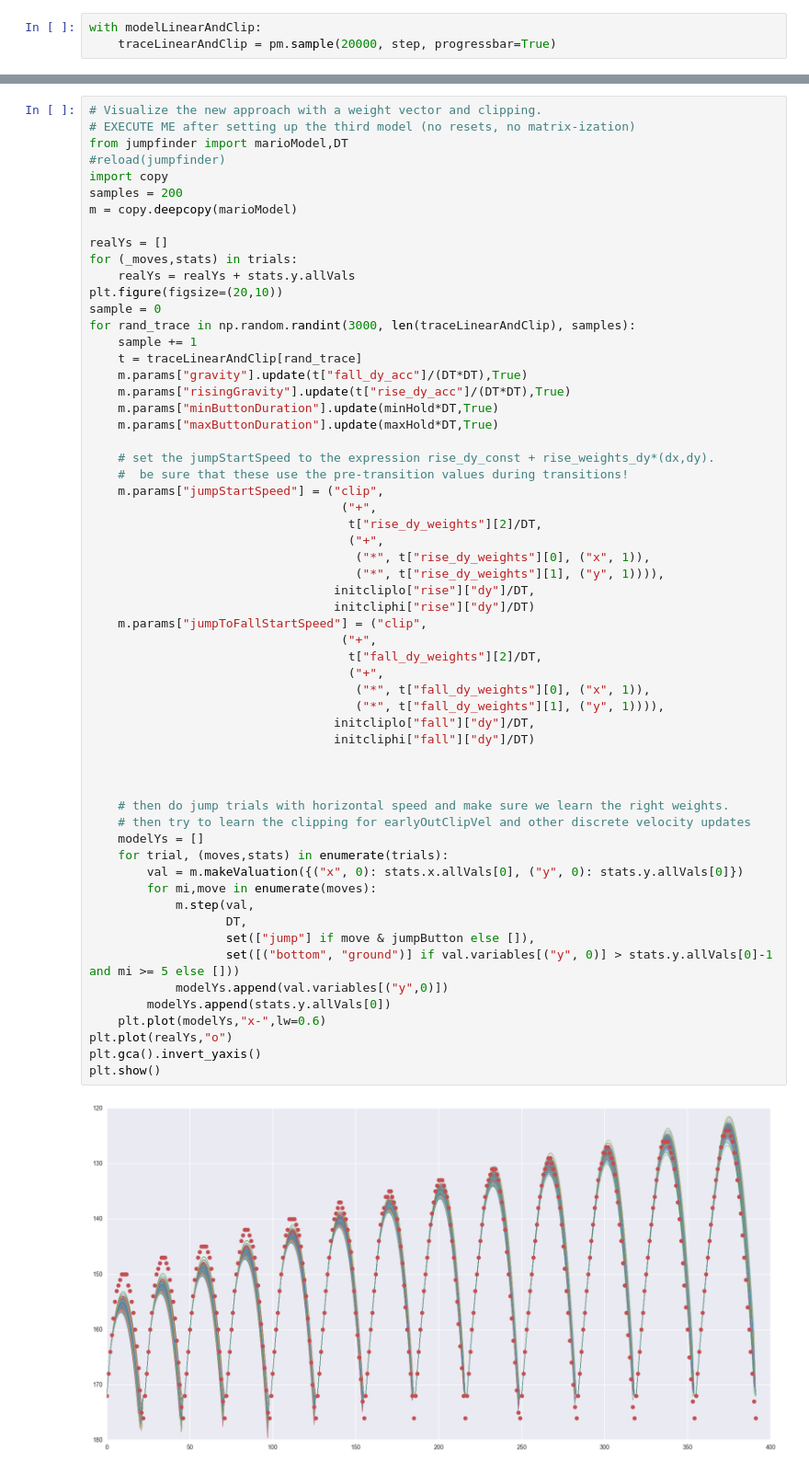
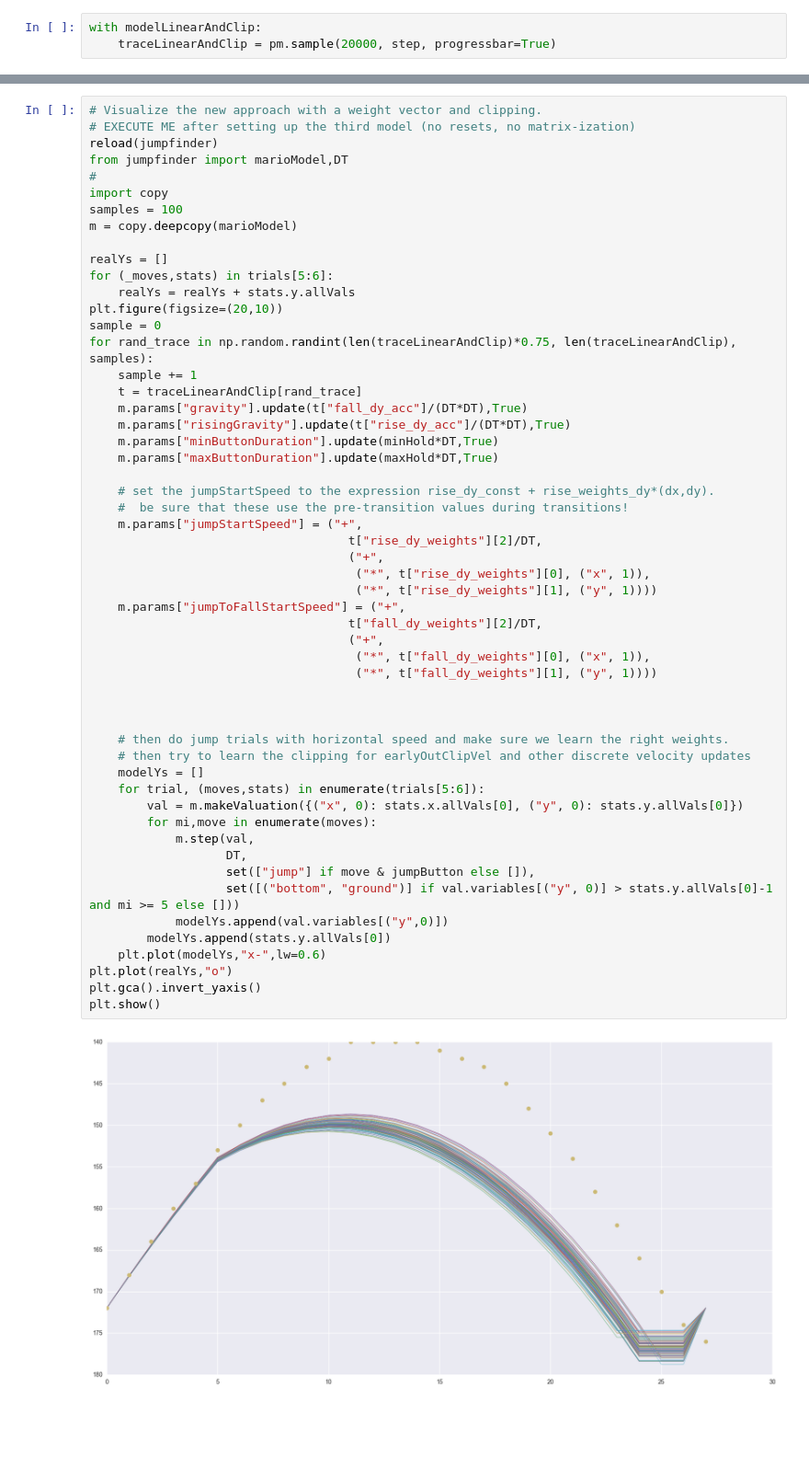
Before and after one commit to JoeOsborn/mechlearn, a Jupyter notebook: mechlearn/jumpfit.ipynb, the cells around one changed output, grey strips where cells are left out. Shown at 92% size. Cells and saved outputs as stored; diff of their text form; blank space fills up the shorter version.

```diff
--- a/mechlearn/jumpfit.ipynb
+++ b/mechlearn/jumpfit.ipynb
@@ -489,18 +467,19 @@ plt.show()
 # %%
 # Visualize the new approach with a weight vector and clipping.
 # EXECUTE ME after setting up the third model (no resets, no matrix-ization)
+reload(jumpfinder)
 from jumpfinder import marioModel,DT
-#reload(jumpfinder)
+#
 import copy
-samples = 200
+samples = 100
 m = copy.deepcopy(marioModel)
 
 realYs = []
-for (_moves,stats) in trials:
+for (_moves,stats) in trials[5:6]:
     realYs = realYs + stats.y.allVals
 plt.figure(figsize=(20,10))
 sample = 0
-for rand_trace in np.random.randint(3000, len(traceLinearAndClip), samples):
+for rand_trace in np.random.randint(len(traceLinearAndClip)*0.75, len(traceLinearAndClip), samples):
     sample += 1
     t = traceLinearAndClip[rand_trace]
     m.params["gravity"].update(t["fall_dy_acc"]/(DT*DT),True)
@@ -508,42 +487,36 @@ for rand_trace in np.random.randint(3000, len(traceLinearAndClip), samples):
     m.params["minButtonDuration"].update(minHold*DT,True)
     m.params["maxButtonDuration"].update(maxHold*DT,True)
 
     # set the jumpStartSpeed to the expression rise_dy_const + rise_weights_dy*(dx,dy).
     #  be sure that these use the pre-transition values during transitions!
-    m.params["jumpStartSpeed"] = ("clip",
-                                   ("+",
+    m.params["jumpStartSpeed"] = ("+",
                                     t["rise_dy_weights"][2]/DT,
                                     ("+",
                                      ("*", t["rise_dy_weights"][0], ("x", 1)),
-                                     ("*", t["rise_dy_weights"][1], ("y", 1)))),
-                                  initcliplo["rise"]["dy"]/DT,
-                                  initcliphi["rise"]["dy"]/DT)
-    m.params["jumpToFallStartSpeed"] = ("clip",
-                                   ("+",
+                                     ("*", t["rise_dy_weights"][1], ("y", 1))))
+    m.params["jumpToFallStartSpeed"] = ("+",
                                     t["fall_dy_weights"][2]/DT,
                                     ("+",
                                      ("*", t["fall_dy_weights"][0], ("x", 1)),
-                                     ("*", t["fall_dy_weights"][1], ("y", 1)))),
-                                  initcliplo["fall"]["dy"]/DT,
-                                  initcliphi["fall"]["dy"]/DT)
+                                     ("*", t["fall_dy_weights"][1], ("y", 1))))
 
 
 
     # then do jump trials with horizontal speed and make sure we learn the right weights.
     # then try to learn the clipping for earlyOutClipVel and other discrete velocity updates
     modelYs = []
-    for trial, (moves,stats) in enumerate(trials):
+    for trial, (moves,stats) in enumerate(trials[5:6]):
         val = m.makeValuation({("x", 0): stats.x.allVals[0], ("y", 0): stats.y.allVals[0]})
         for mi,move in enumerate(moves):
             m.step(val,
                    DT,
                    set(["jump"] if move & jumpButton else []),
                    set([("bottom", "ground")] if val.variables[("y", 0)] > stats.y.allVals[0]-1 and mi >= 5 else []))
             modelYs.append(val.variables[("y",0)])
         modelYs.append(stats.y.allVals[0])
     plt.plot(modelYs,"x-",lw=0.6)
 plt.plot(realYs,"o")
 plt.gca().invert_yaxis()
 plt.show()
 # %% [output]
-[figure, old version]
+[figure, new version]
```
Also changed, not shown: parts of 13 cells of this notebook, 1 other file.
